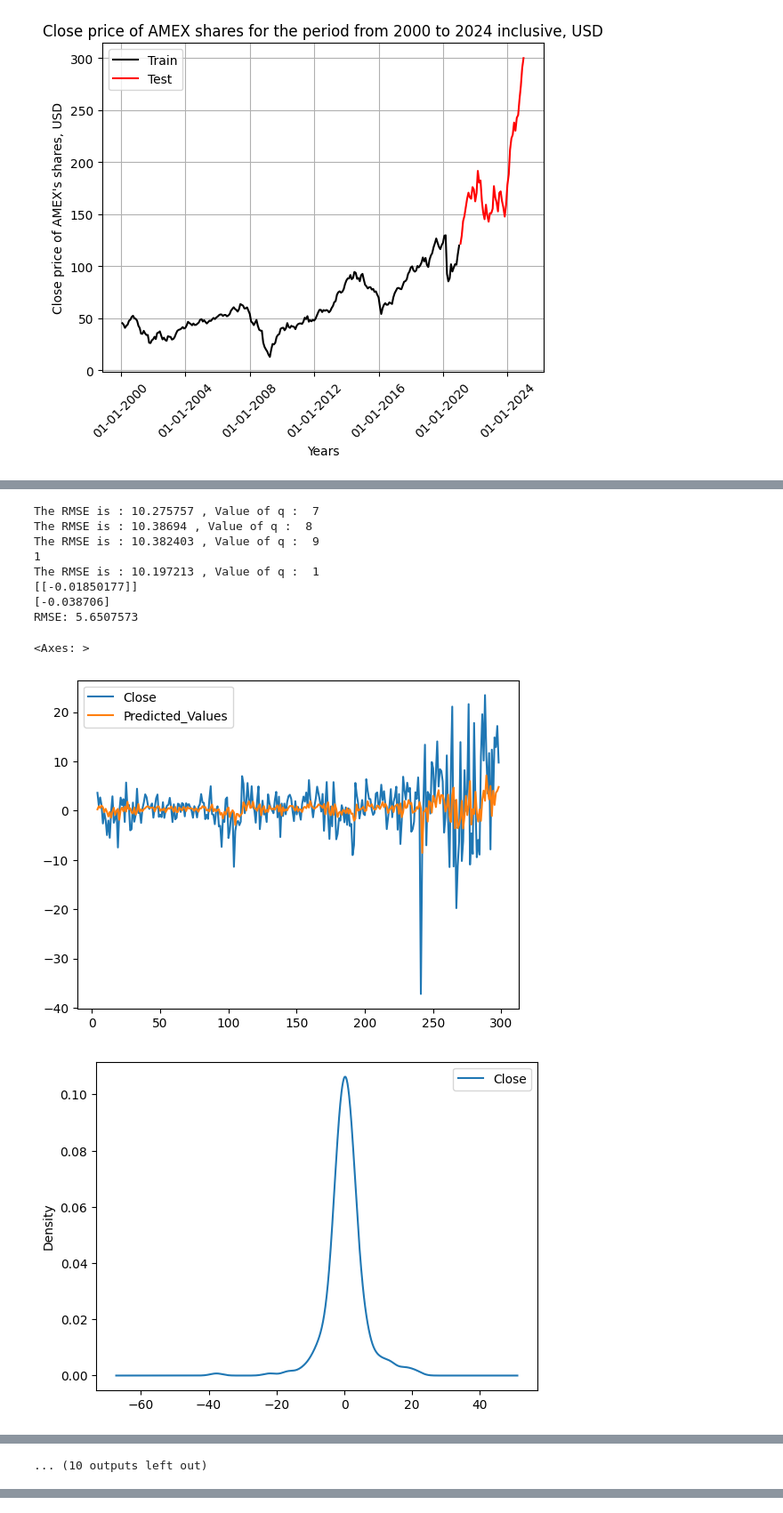
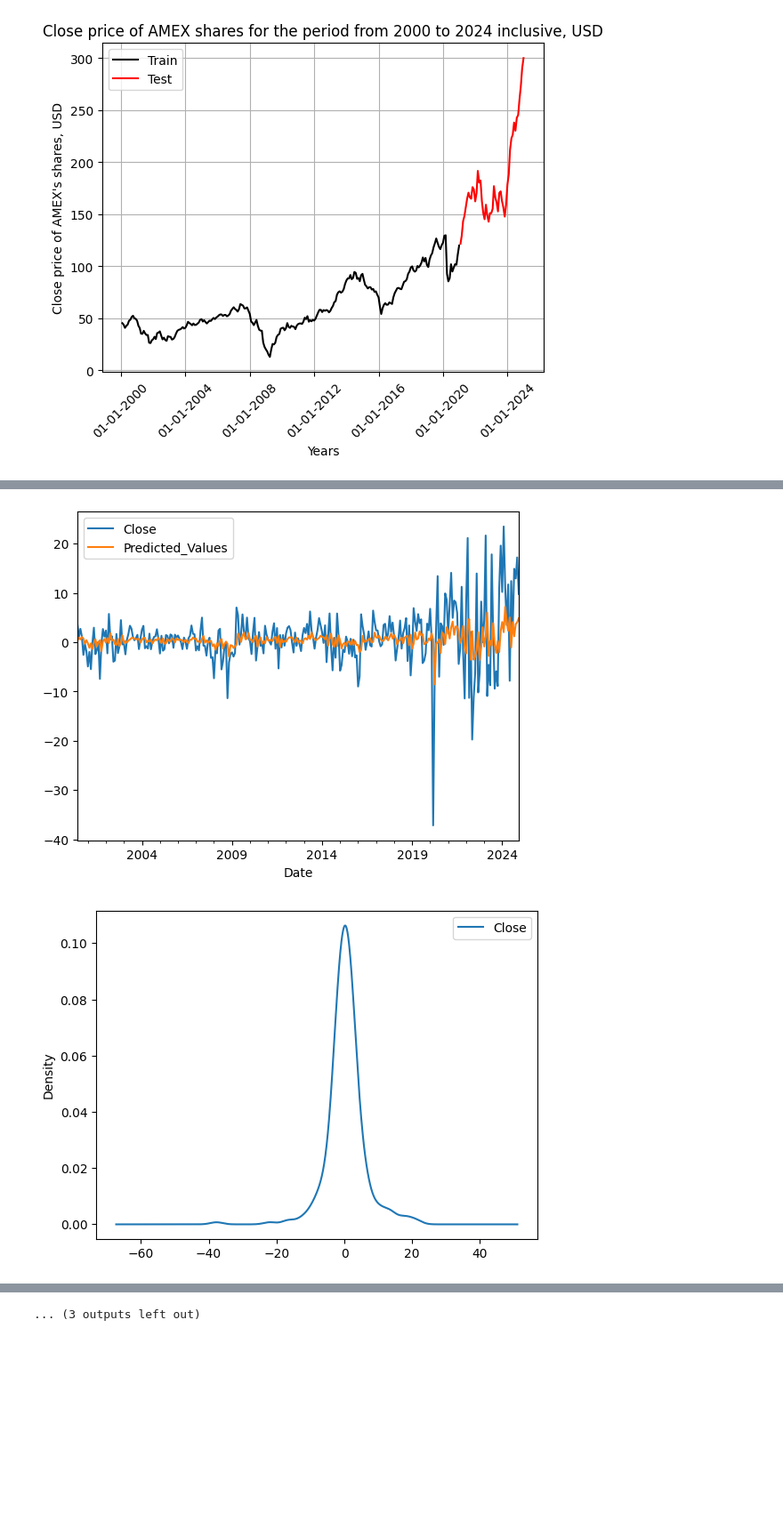
Before and after one commit to DishantB0411/RTSM_2025, a Jupyter notebook: AMEX_Stock_price_Prediction.ipynb, the cells around one changed output, grey strips where cells are left out. Shown at 89% size. Saved outputs shown, nothing was run; the diff lists cells and outputs as text; code cells hidden in the pictures; blank space fills up the shorter version.

```diff
--- a/AMEX_Stock_price_Prediction.ipynb
+++ b/AMEX_Stock_price_Prediction.ipynb
@@ -484,4 +805,6 @@ plt.show()
 # %%
+import warnings
+warnings.filterwarnings('ignore')
 """ARIMA MODEL"""
 
 df_month = pd.DataFrame(eps_diff)
@@ -581,7 +904,7 @@ def MA(q,resi):
 best_RMSE=100000000000
 best_p = -1
 
-for i in range(1,21):
+for i in range(1,10):
   [df_train,df_test,theta,intercept,RMSE] = AR(i,df_month)
   if(RMSE<best_RMSE):
     best_RMSE = RMSE
@@ -728,11 +973,2 @@ See the caveats in the documentation: https://pandas.pydata.org/pandas-docs/stab
-The RMSE is : 10.275757 , Value of q :  7
-The RMSE is : 10.38694 , Value of q :  8
-The RMSE is : 10.382403 , Value of q :  9
-1
-The RMSE is : 10.197213 , Value of q :  1
-[[-0.01850177]]
-[-0.038706]
-RMSE: 5.6507573
-<Axes: >
-[figure, old version]
+[figure, new version]
 [figure]
@@ -740 +975,0 @@ RMSE: 5.6507573
-... (10 outputs left out)
@@ -740,0 +983 @@ RMSE: 5.6507573
+... (3 outputs left out)
```
Also changed, not shown: parts of 9 cells of this notebook.
